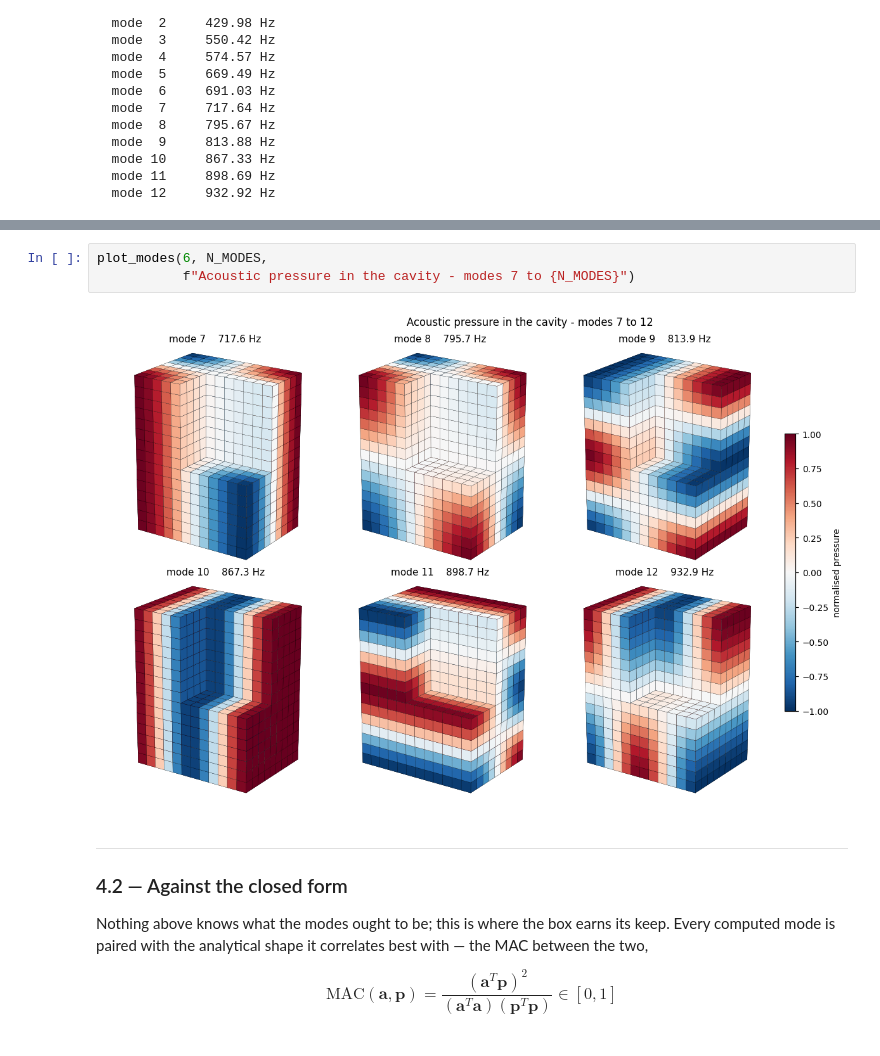
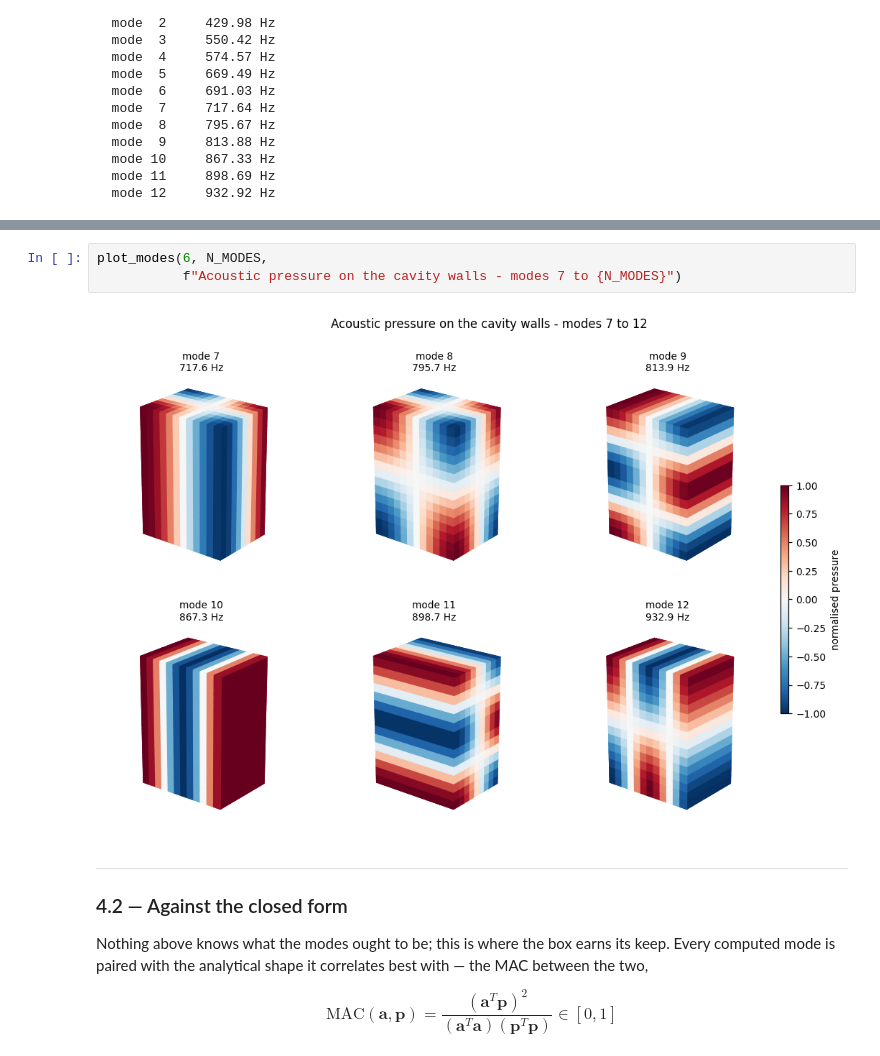
Before and after one commit to DanFabb/pycafe, a Jupyter notebook: examples/01_cavity_acoustic_3d.ipynb, the cells around one changed output, grey strips where cells are left out. Drawn from its saved outputs; the diff is of its cells as text.

```diff
--- a/examples/01_cavity_acoustic_3d.ipynb
+++ b/examples/01_cavity_acoustic_3d.ipynb
@@ -294,8 +296,8 @@ plot_modes(0, 6, "Acoustic pressure in the cavity - first six modes")
 # %%
 plot_modes(6, N_MODES,
-           f"Acoustic pressure in the cavity - modes 7 to {N_MODES}")
+           f"Acoustic pressure on the cavity walls - modes 7 to {N_MODES}")
 # %% [output]
-[figure, old version]
+[figure, new version]
 # %% [markdown]
 ---
 ### 4.2 — Against the closed form
```
Also changed, not shown: parts of 6 cells of this notebook.
